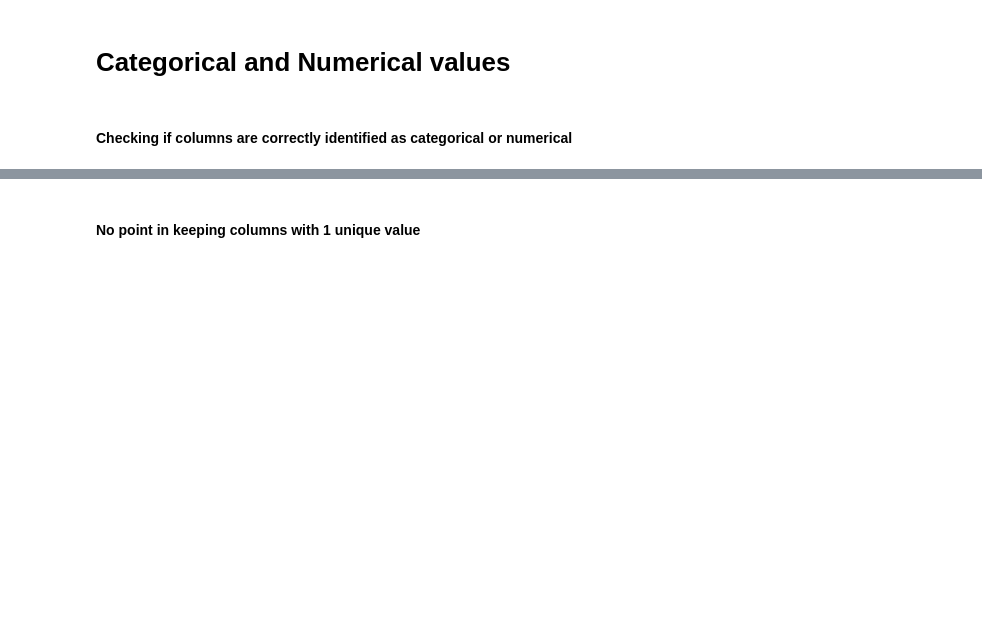
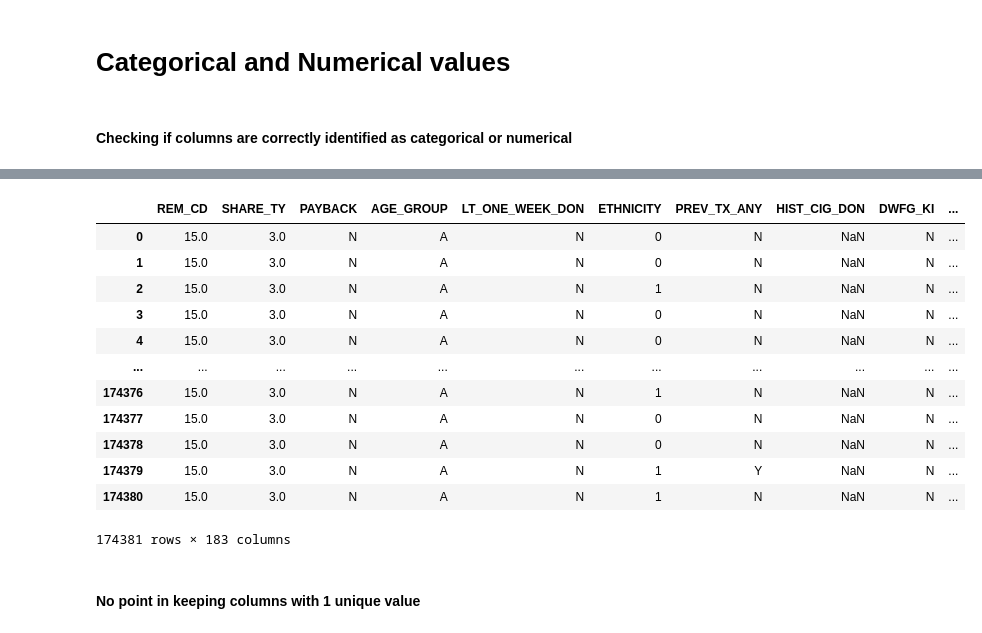
Before and after one commit to matejkloucek/bp_don_rec_compatibility, a Jupyter notebook: Preprocessing_Feature_Selection.ipynb, the cells around one changed output, grey strips where cells are left out. Cells and saved outputs as stored; diff of their text form; code cells hidden in the pictures; blank space fills up the shorter version.

```diff
--- a/Preprocessing_Feature_Selection.ipynb
+++ b/Preprocessing_Feature_Selection.ipynb
@@ -254,7 +450,7 @@ NaN_count_df[0:220]
 # %% [markdown]
 #### Checking if columns are correctly identified as categorical or numerical
 # %%
-data_type_df = pd.DataFrame({ 'nunique': new_kidpan_living.nunique(), 'dtype': new_kidpan_living.dtypes})
+data_type_df = pd.DataFrame({ 'nunique': kidpan_living.nunique(), 'dtype': kidpan_living.dtypes})
 data_type_df = data_type_df.sort_values(by='nunique', ascending=True)
 data_type_df = data_type_df.reset_index()
 data_type_df = data_type_df.rename(columns={'index': 'feature'})
@@ -262,6 +476,20 @@ data_type_df
 # %%
 sorted_columns = data_type_df['feature'].to_list()
-new_kidpan_living.reindex(columns=sorted_columns)
+kidpan_living.reindex(columns=sorted_columns)
+# %% [output]
+|  | REM_CD | SHARE_TY | PAYBACK | AGE_GROUP | LT_ONE_WEEK_DON | ETHNICITY | PREV_TX_ANY | HIST_CIG_DON | DWFG_KI | ... |
+| 0 | 15.0 | 3.0 | N | A | N | 0 | N | NaN | N | ... |
+| 1 | 15.0 | 3.0 | N | A | N | 0 | N | NaN | N | ... |
+| 2 | 15.0 | 3.0 | N | A | N | 1 | N | NaN | N | ... |
+| 3 | 15.0 | 3.0 | N | A | N | 0 | N | NaN | N | ... |
+| 4 | 15.0 | 3.0 | N | A | N | 0 | N | NaN | N | ... |
+| ... | ... | ... | ... | ... | ... | ... | ... | ... | ... | ... |
+| 174376 | 15.0 | 3.0 | N | A | N | 1 | N | NaN | N | ... |
+| 174377 | 15.0 | 3.0 | N | A | N | 0 | N | NaN | N | ... |
+| 174378 | 15.0 | 3.0 | N | A | N | 0 | N | NaN | N | ... |
+| 174379 | 15.0 | 3.0 | N | A | N | 1 | Y | NaN | N | ... |
+| 174380 | 15.0 | 3.0 | N | A | N | 1 | N | NaN | N | ... |
+174381 rows × 183 columns
 # %% [markdown]
 #### No point in keeping columns with 1 unique value
 # %%
```
Also changed, not shown: parts of 45 cells of this notebook, 2 other files.
